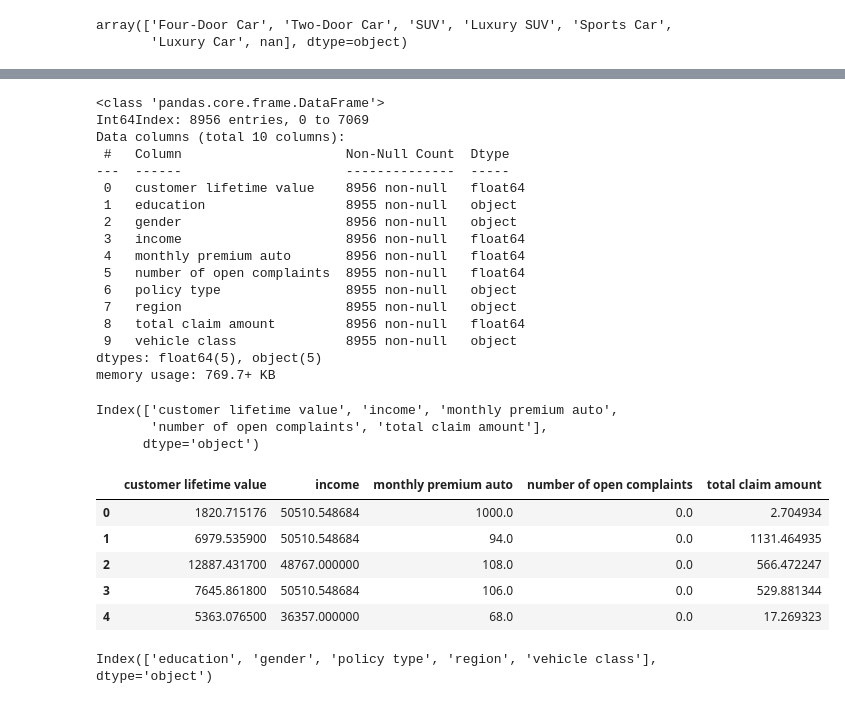
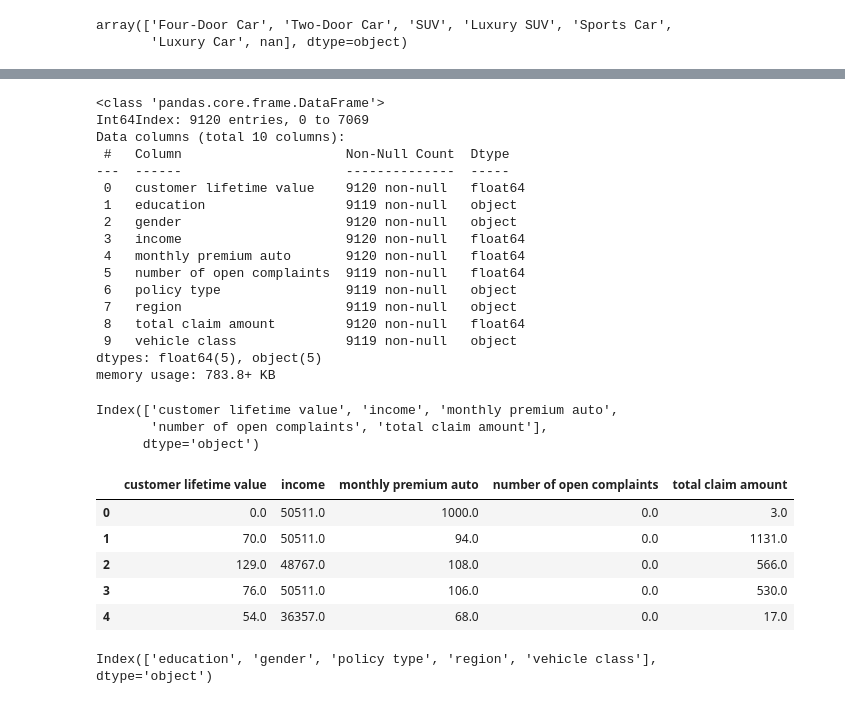
Before and after one commit to trikyxl/Ironhack_labs_henrik, a Jupyter notebook: Data_Customer_analyisis/Customer_analysis_Henrik.ipynb, the cells around one changed output, grey strips where cells are left out. Cells and saved outputs as stored; diff of their text form; code cells hidden in the pictures.

```diff
--- a/Data_Customer_analyisis/Customer_analysis_Henrik.ipynb
+++ b/Data_Customer_analyisis/Customer_analysis_Henrik.ipynb
@@ -124,9 +126,15 @@ Data columns (total 10 columns):
 dtypes: float64(3), object(7)
 memory usage: 785.0+ KB
 # %%
+#cleaning some data
+#df['customer lifetime value'] = df['customer lifetime value'].astype(str).str.strip('%')
+#df['customer lifetime value'] =  pd.to_numeric(df['customer lifetime value'], errors='coerce')
 
-df['customer lifetime value'] = df['customer lifetime value'].astype(str).str.strip('%')
-df['customer lifetime value'] =  pd.to_numeric(df['customer lifetime value'], errors='coerce')
+df['customer lifetime value'] = (
+    df['customer lifetime value'].apply(lambda x: float(x.replace('%', ''))/100 if type(x) == str else x))
+#convert Customer Lifetime Value into integer by first converting it into float
+df['customer lifetime value'] = pd.to_numeric(df["customer lifetime value"], errors = 'coerce')
+df['customer lifetime value'] = df['customer lifetime value'].apply(lambda x: math.trunc(x) if np.isnan(x) != True else 0)
 
 df.info()
 # %% [output]
@@ -475,33 +499,33 @@ from scipy.stats import zscore
 
 
 z = np.abs(zscore(df['monthly premium auto']))
-df = df[(z < 3)]
+df = df[(z < 2.698)]
 # %%
-y = np.abs(zscore(df['total claim amount']))
-df = df[(y < 3)]
+#y = np.abs(zscore(df['total claim amount']))
+#df = df[(y < 2.698)]
 # %%
 x = np.abs(zscore(df['income']))
-df = df[(x < 3)]
+df = df[(x < 2.698)]
 # %%
 df.info()
 # %% [output]
 <class 'pandas.core.frame.DataFrame'>
-Int64Index: 8956 entries, 0 to 7069
+Int64Index: 9120 entries, 0 to 7069
 Data columns (total 10 columns):
  #   Column                     Non-Null Count  Dtype
 ---  ------                     --------------  -----
- 0   customer lifetime value    8956 non-null   float64
- 1   education                  8955 non-null   object
- 2   gender                     8956 non-null   object
- 3   income                     8956 non-null   float64
- 4   monthly premium auto       8956 non-null   float64
- 5   number of open complaints  8955 non-null   float64
- 6   policy type                8955 non-null   object
- 7   region                     8955 non-null   object
- 8   total claim amount         8956 non-null   float64
- 9   vehicle class              8955 non-null   object
+ 0   customer lifetime value    9120 non-null   float64
+ 1   education                  9119 non-null   object
+ 2   gender                     9120 non-null   object
+ 3   income                     9120 non-null   float64
+ 4   monthly premium auto       9120 non-null   float64
+ 5   number of open complaints  9119 non-null   float64
+ 6   policy type                9119 non-null   object
+ 7   region                     9119 non-null   object
+ 8   total claim amount         9120 non-null   float64
+ 9   vehicle class              9119 non-null   object
 dtypes: float64(5), object(5)
-memory usage: 769.7+ KB
+memory usage: 783.8+ KB
 # %%
 #######creating a dataframe for the numeric data using slect_dtypes function
 
@@ -515,13 +539,17 @@ Index(['customer lifetime value', 'income', 'monthly premium auto',
 # %%
 numeric_df = df[numeric_cols]
 numeric_df.head()
+df['total claim amount'] = df['total claim amount'].round()
+df['customer lifetime value'] = df['customer lifetime value'].round(1)
+
+numeric_df.head()
 # %% [output]
 |  | customer lifetime value | income | monthly premium auto | number of open complaints | total claim amount |
-| 0 | 1820.715176 | 50510.548684 | 1000.0 | 0.0 | 2.704934 |
-| 1 | 6979.535900 | 50510.548684 | 94.0 | 0.0 | 1131.464935 |
-| 2 | 12887.431700 | 48767.000000 | 108.0 | 0.0 | 566.472247 |
-| 3 | 7645.861800 | 50510.548684 | 106.0 | 0.0 | 529.881344 |
-| 4 | 5363.076500 | 36357.000000 | 68.0 | 0.0 | 17.269323 |
+| 0 | 0.0 | 50511.0 | 1000.0 | 0.0 | 3.0 |
+| 1 | 70.0 | 50511.0 | 94.0 | 0.0 | 1131.0 |
+| 2 | 129.0 | 48767.0 | 108.0 | 0.0 | 566.0 |
+| 3 | 76.0 | 50511.0 | 106.0 | 0.0 | 530.0 |
+| 4 | 54.0 | 36357.0 | 68.0 | 0.0 | 17.0 |
 # %%
 #######creating a dataframe for the categorial data using slect_dtypes function
 
```
Also changed, not shown: parts of 18 cells of this notebook, 2 other files.
